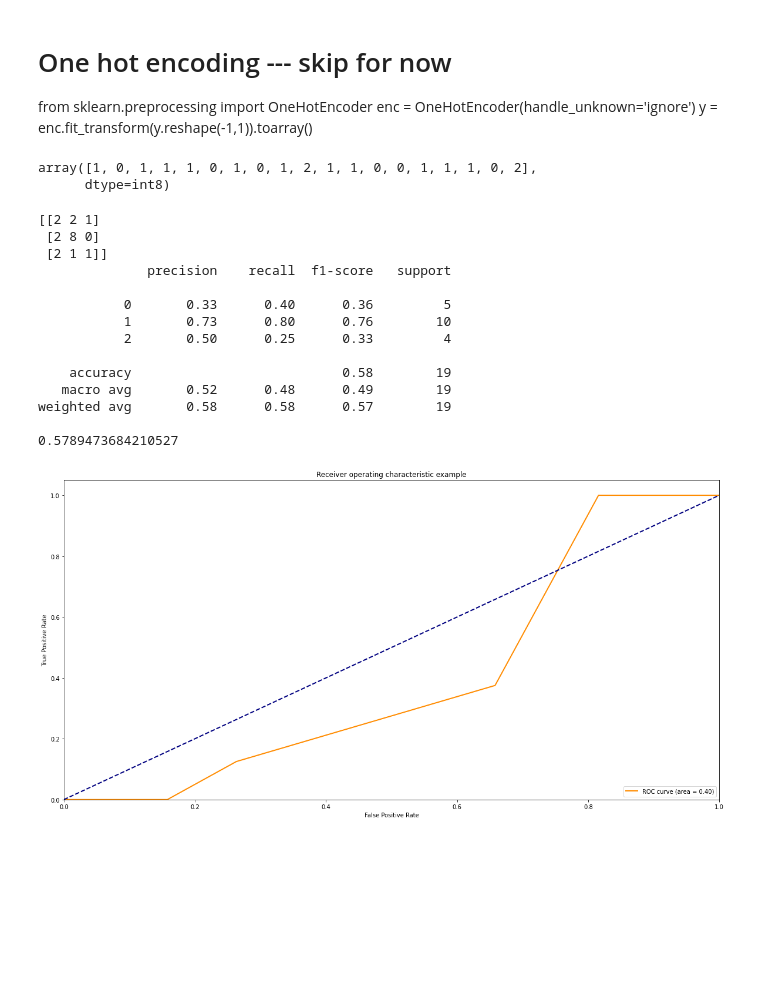
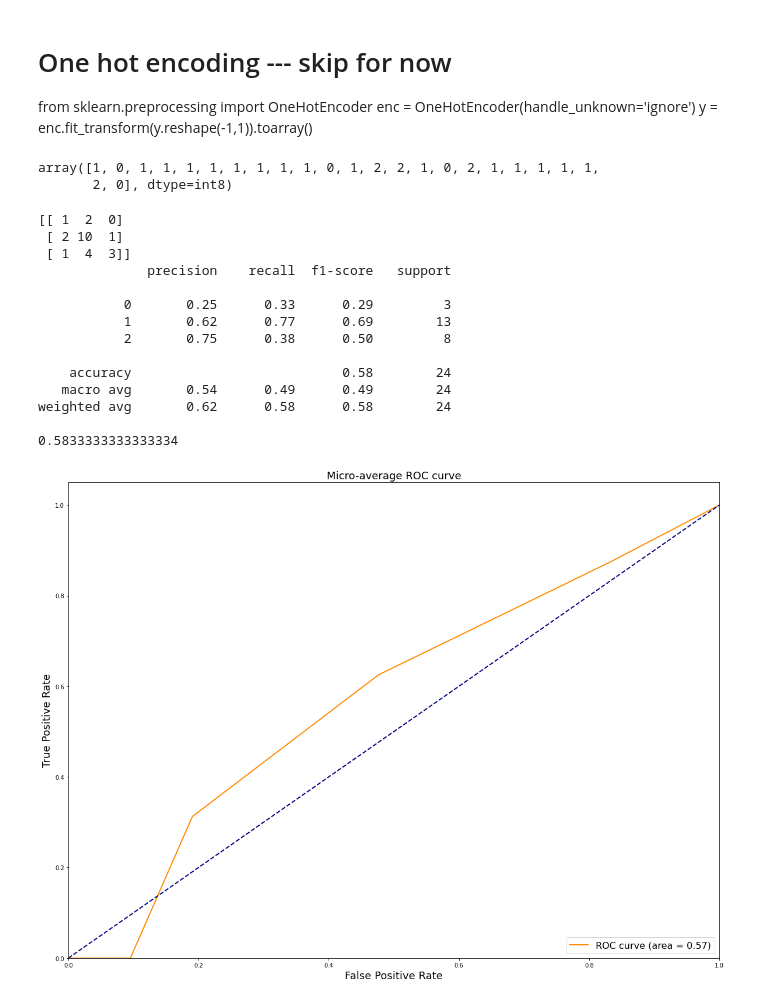
Before and after one commit to Cloblak/youtube_content_based_stock_prediction, a Jupyter notebook: 10_code/Model test Random Forest.ipynb, the cells around one changed output. Saved outputs shown, nothing was run; the diff lists cells and outputs as text; code cells hidden in the pictures; blank space fills up the shorter version.

```diff
--- a/10_code/Model test Random Forest.ipynb
+++ b/10_code/Model test Random Forest.ipynb
@@ -1,3 +1,3 @@
 # %%
 import pandas as pd
-df = pd.read_csv("Cleaned_Sent_Data_16MAR_v3.gz")
+df = pd.read_csv("../00_data/Feature_Built_Sent_Data_22MAR.gz")
@@ -4,2 +20,4 @@ df = pd.read_csv("Cleaned_Sent_Data_16MAR_v3.gz")
 # %%
 df = df.drop(['Unnamed: 0','index','_merge'],axis=1)
+# %%
+df = df.dropna()
@@ -66,8 +134,8 @@ y_pred = regressor.predict(X_test)
 # %%
 y_pred
 # %% [output]
-array([1, 0, 1, 1, 1, 0, 1, 0, 1, 2, 1, 1, 0, 0, 1, 1, 1, 0, 2],
-      dtype=int8)
+array([1, 0, 1, 1, 1, 1, 1, 1, 1, 1, 0, 1, 2, 2, 1, 0, 2, 1, 1, 1, 1, 1,
+       2, 0], dtype=int8)
 # %%
 from sklearn.metrics import classification_report, confusion_matrix, accuracy_score
 
@@ -75,20 +143,20 @@ print(confusion_matrix(y_test,y_pred))
 print(classification_report(y_test,y_pred))
 print(accuracy_score(y_test, y_pred))
 # %% [output]
-[[2 2 1]
- [2 8 0]
- [2 1 1]]
+[[ 1  2  0]
+ [ 2 10  1]
+ [ 1  4  3]]
               precision    recall  f1-score   support
 
-           0       0.33      0.40      0.36         5
-           1       0.73      0.80      0.76        10
-           2       0.50      0.25      0.33         4
+           0       0.25      0.33      0.29         3
+           1       0.62      0.77      0.69        13
+           2       0.75      0.38      0.50         8
 
-    accuracy                           0.58        19
-   macro avg       0.52      0.48      0.49        19
-weighted avg       0.58      0.58      0.57        19
+    accuracy                           0.58        24
+   macro avg       0.54      0.49      0.49        24
+weighted avg       0.62      0.58      0.58        24
 
-0.5789473684210527
+0.5833333333333334
 # %%
 import numpy as np
 import matplotlib.pyplot as plt
@@ -134,20 +202,20 @@ for i in range(n_classes):
 fpr["micro"], tpr["micro"], _ = roc_curve(y_test.ravel(), y_score.ravel())
 roc_auc["micro"] = auc(fpr["micro"], tpr["micro"])
 # %%
-plt.figure(figsize=(20,10))
+plt.figure(figsize=(20,15))
 lw = 2
 plt.plot(fpr[2], tpr[2], color='darkorange',
          lw=lw, label='ROC curve (area = %0.2f)' % roc_auc[2])
 plt.plot([0, 1], [0, 1], color='navy', lw=lw, linestyle='--')
 plt.xlim([0.0, 1.0])
 plt.ylim([0.0, 1.05])
-plt.xlabel('False Positive Rate')
-plt.ylabel('True Positive Rate')
-plt.title('Receiver operating characteristic example')
-plt.legend(loc="lower right")
+plt.xlabel('False Positive Rate',fontsize=18)
+plt.ylabel('True Positive Rate',fontsize =18)
+plt.title('Micro-average ROC curve',fontsize = 18)
+plt.legend(loc="lower right",prop={'size': 16})
 plt.show()
 # %% [output]
-[figure, old version]
+[figure, new version]
 # %%
 # First aggregate all false positive rates
 all_fpr = np.unique(np.concatenate([fpr[i] for i in range(n_classes)]))
```
Also changed, not shown: parts of 14 cells of this notebook, 6 other files.
